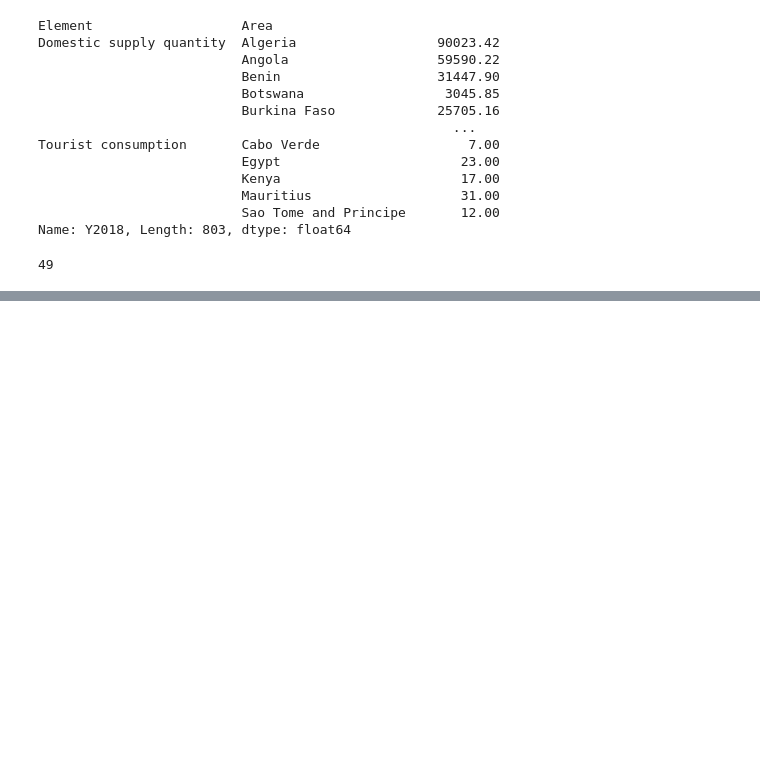
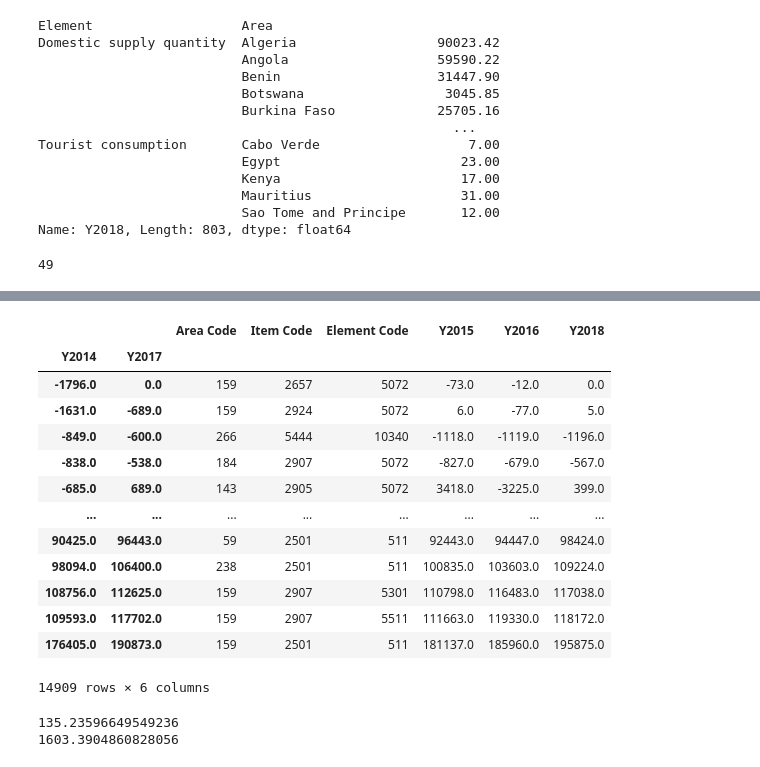
Before and after one commit to Ashiyanbi-Omotolani/146927115141f000-Food_balancesheet, a Jupyter notebook: Food Balance sheet Questions 11 - 20.ipynb, the cells around one changed output, grey strips where cells are left out. Saved outputs shown, nothing was run; the diff lists cells and outputs as text; code cells hidden in the pictures; blank space fills up the shorter version.

```diff
--- a/Food Balance sheet Questions 11 - 20.ipynb
+++ b/Food Balance sheet Questions 11 - 20.ipynb
@@ -435,3 +435,9 @@ Name: Y2018, Length: 803, dtype: float64
 food_balancesheet_data.Area.nunique()
 # %% [output]
 49
+# %%
+import pandas as pd
+import numpy as np
+import matplotlib.pyplot as plt
+food_balancesheet_data=pd.read_csv("FoodBalanceSheets_E_Africa_NOFLAG.csv",encoding="ISO-8859-1")
+food_balancesheet_data.head()
@@ -437,0 +496,24 @@ food_balancesheet_data.Area.nunique()
+# %%
+food_balancesheet_data.groupby(['Y2014','Y2017']).sum()
+# %% [output]
+|  |  | Area Code | Item Code | Element Code | Y2015 | Y2016 | Y2018 |
+| Y2014 | Y2017 |  |  |  |  |  |  |
+| -1796.0 | 0.0 | 159 | 2657 | 5072 | -73.0 | -12.0 | 0.0 |
+| -1631.0 | -689.0 | 159 | 2924 | 5072 | 6.0 | -77.0 | 5.0 |
+| -849.0 | -600.0 | 266 | 5444 | 10340 | -1118.0 | -1119.0 | -1196.0 |
+| -838.0 | -538.0 | 184 | 2907 | 5072 | -827.0 | -679.0 | -567.0 |
+| -685.0 | 689.0 | 143 | 2905 | 5072 | 3418.0 | -3225.0 | 399.0 |
+| ... | ... | ... | ... | ... | ... | ... | ... |
+| 90425.0 | 96443.0 | 59 | 2501 | 511 | 92443.0 | 94447.0 | 98424.0 |
+| 98094.0 | 106400.0 | 238 | 2501 | 511 | 100835.0 | 103603.0 | 109224.0 |
+| 108756.0 | 112625.0 | 159 | 2907 | 5301 | 110798.0 | 116483.0 | 117038.0 |
+| 109593.0 | 117702.0 | 159 | 2907 | 5511 | 111663.0 | 119330.0 | 118172.0 |
+| 176405.0 | 190873.0 | 159 | 2501 | 511 | 181137.0 | 185960.0 | 195875.0 |
+14909 rows × 6 columns
+# %%
+# Question 15
+print(np.mean(food_balancesheet_data['Y2015']))
+print(np.std(food_balancesheet_data['Y2015']))
+# %% [output]
+135.23596649549236
+1603.3904860828056
```
Also changed, not shown: parts of 5 cells of this notebook.
